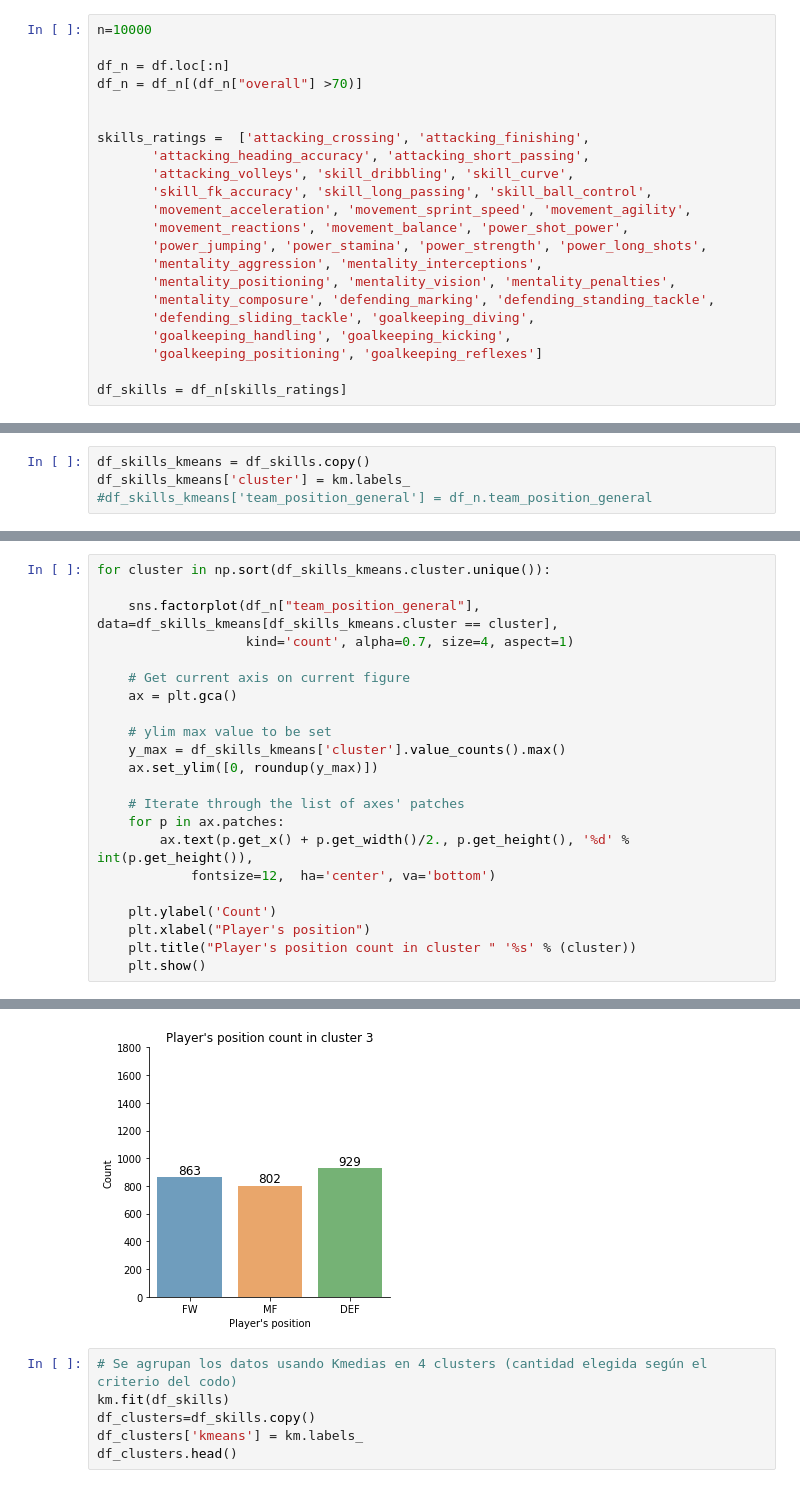
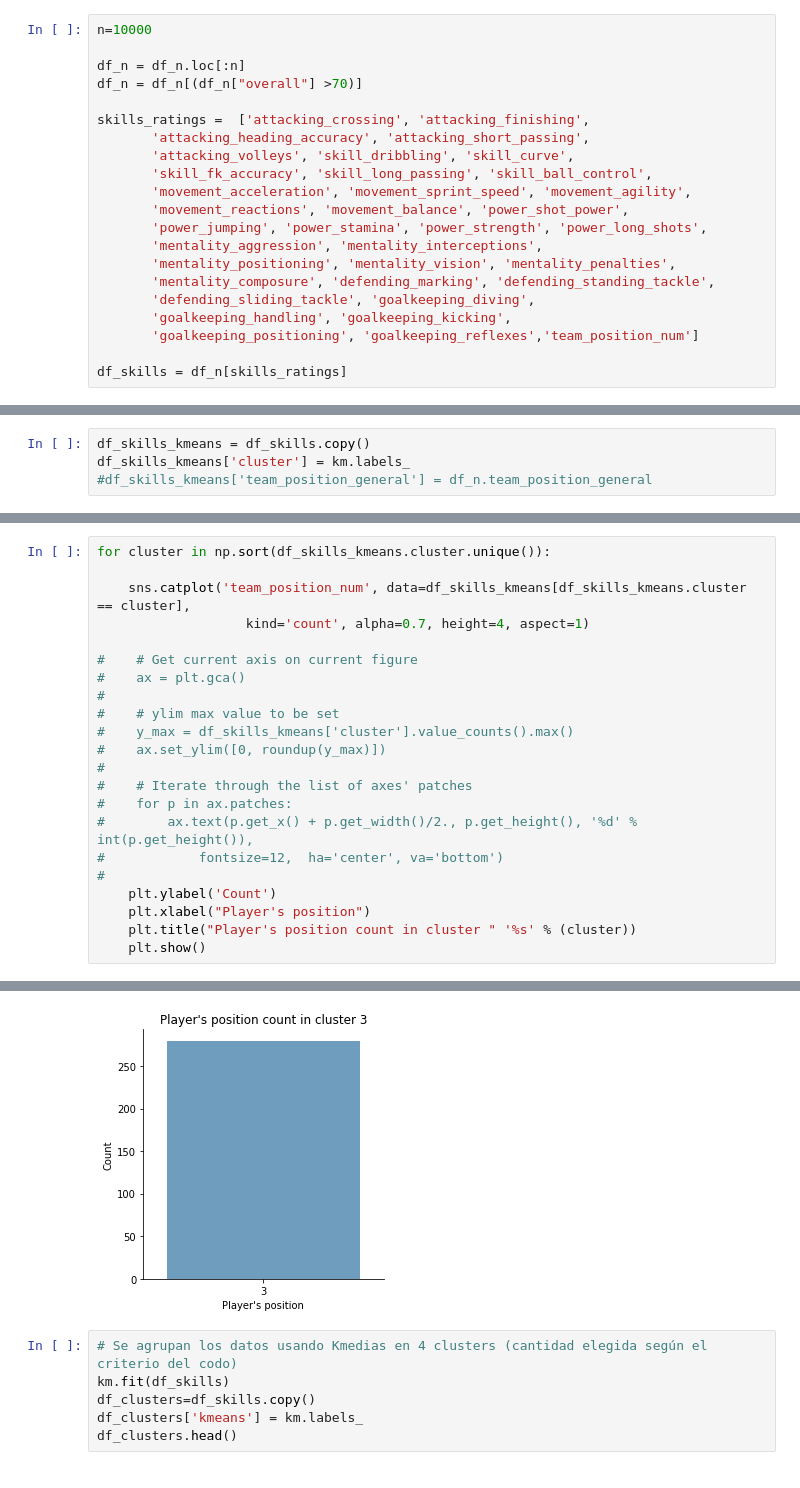
Before and after one commit to sanmope/PracticaDiplo, a Jupyter notebook: NO_SUP_Practico1.ipynb, the cells around one changed output, grey strips where cells are left out. Drawn from its saved outputs; the diff is of its cells as text.

```diff
--- a/NO_SUP_Practico1.ipynb
+++ b/NO_SUP_Practico1.ipynb
@@ -180,9 +230,8 @@ df_skills_standar_2 = scaler.transform(df_skills)
 # %%
 n=10000
 
-df_n = df.loc[:n]
+df_n = df_n.loc[:n]
 df_n = df_n[(df_n["overall"] >70)]
-
 
 skills_ratings =  ['attacking_crossing', 'attacking_finishing',
        'attacking_heading_accuracy', 'attacking_short_passing',
@@ -196,7 +245,7 @@ skills_ratings =  ['attacking_crossing', 'attacking_finishing',
        'mentality_composure', 'defending_marking', 'defending_standing_tackle',
        'defending_sliding_tackle', 'goalkeeping_diving',
        'goalkeeping_handling', 'goalkeeping_kicking',
-       'goalkeeping_positioning', 'goalkeeping_reflexes']
+       'goalkeeping_positioning', 'goalkeeping_reflexes','team_position_num']
 
 df_skills = df_n[skills_ratings]
 # %%
@@ -397,21 +404,21 @@ elementwise comparison failed; returning scalar instead, but in the future will
 # %%
 for cluster in np.sort(df_skills_kmeans.cluster.unique()):
 
-    sns.factorplot(df_n["team_position_general"], data=df_skills_kmeans[df_skills_kmeans.cluster == cluster],
-                   kind='count', alpha=0.7, size=4, aspect=1)
+    sns.catplot('team_position_num', data=df_skills_kmeans[df_skills_kmeans.cluster == cluster],
+                   kind='count', alpha=0.7, height=4, aspect=1)
 
-    # Get current axis on current figure
-    ax = plt.gca()
-
-    # ylim max value to be set
-    y_max = df_skills_kmeans['cluster'].value_counts().max()
-    ax.set_ylim([0, roundup(y_max)])
-
-    # Iterate through the list of axes' patches
-    for p in ax.patches:
-        ax.text(p.get_x() + p.get_width()/2., p.get_height(), '%d' % int(p.get_height()),
-            fontsize=12,  ha='center', va='bottom')
-
+#    # Get current axis on current figure
+#    ax = plt.gca()
+#
+#    # ylim max value to be set
+#    y_max = df_skills_kmeans['cluster'].value_counts().max()
+#    ax.set_ylim([0, roundup(y_max)])
+#
+#    # Iterate through the list of axes' patches
+#    for p in ax.patches:
+#        ax.text(p.get_x() + p.get_width()/2., p.get_height(), '%d' % int(p.get_height()),
+#            fontsize=12,  ha='center', va='bottom')
+#
     plt.ylabel('Count')
     plt.xlabel("Player's position")
     plt.title("Player's position count in cluster " '%s' % (cluster))
@@ -450,5 +433,5 @@ The `size` parameter has been renamed to `height`; please update your code.
 Pass the following variable as a keyword arg: x. From version 0.12, the only valid positional argument will be `data`, and passing other arguments without an explicit keyword will result in an error o ...
-[figure, old version]
+[figure, new version]
 # %%
 # Se agrupan los datos usando Kmedias en 4 clusters (cantidad elegida según el criterio del codo)
 km.fit(df_skills)
```
Also changed, not shown: parts of 16 cells of this notebook.
